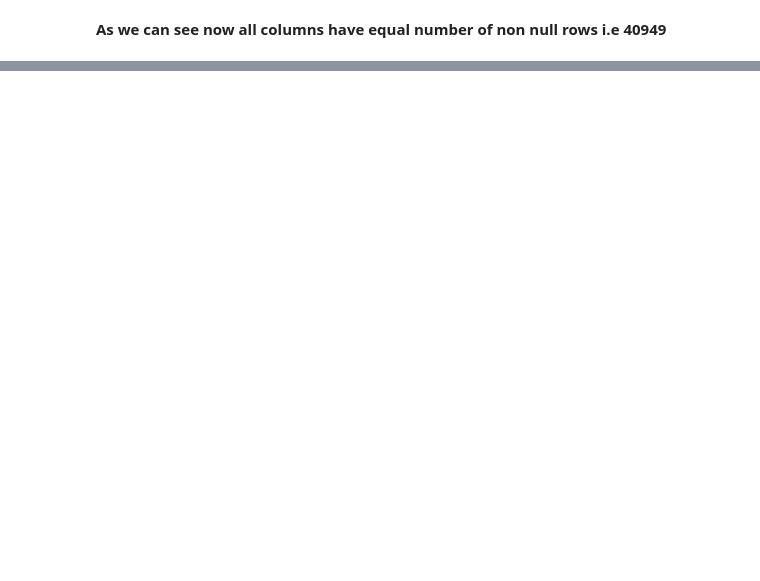
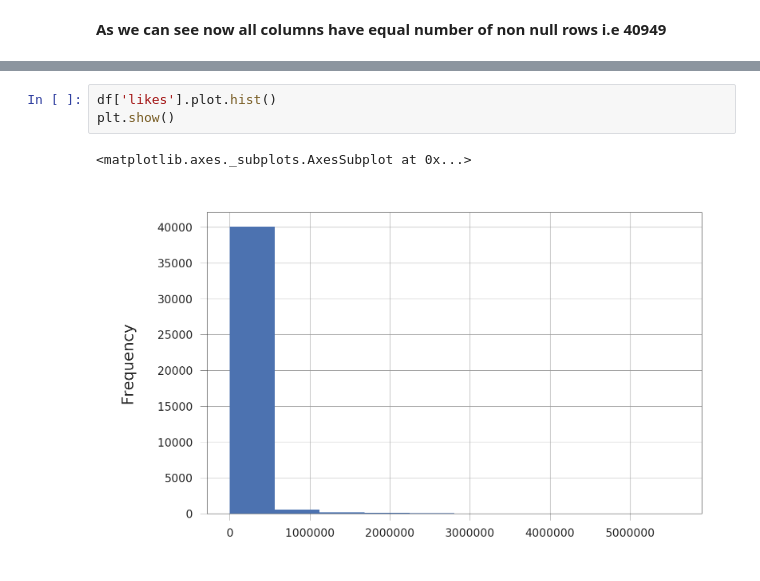
Before and after one commit to AbhinavShank/Youtube-Trending, a Jupyter notebook: YTAnalysis_USA.ipynb, the cells around one changed output, grey strips where cells are left out. Saved outputs shown, nothing was run; the diff lists cells and outputs as text; blank space fills up the shorter version.

```diff
--- a/YTAnalysis_USA.ipynb
+++ b/YTAnalysis_USA.ipynb
@@ -191,0 +273,6 @@ df.describe()
+# %%
+df['likes'].plot.hist()
+plt.show()
+# %% [output]
+<matplotlib.axes._subplots.AxesSubplot at 0x...>
+[figure, added]
```
Also changed, not shown: parts of 15 cells of this notebook.
